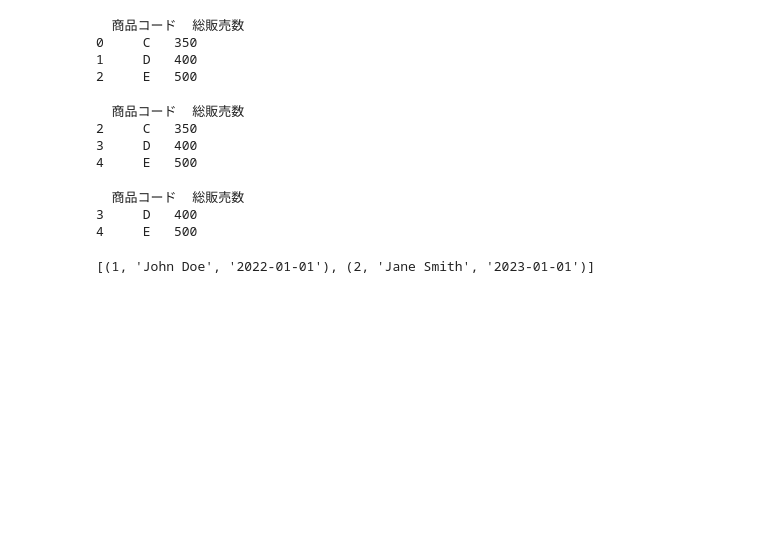
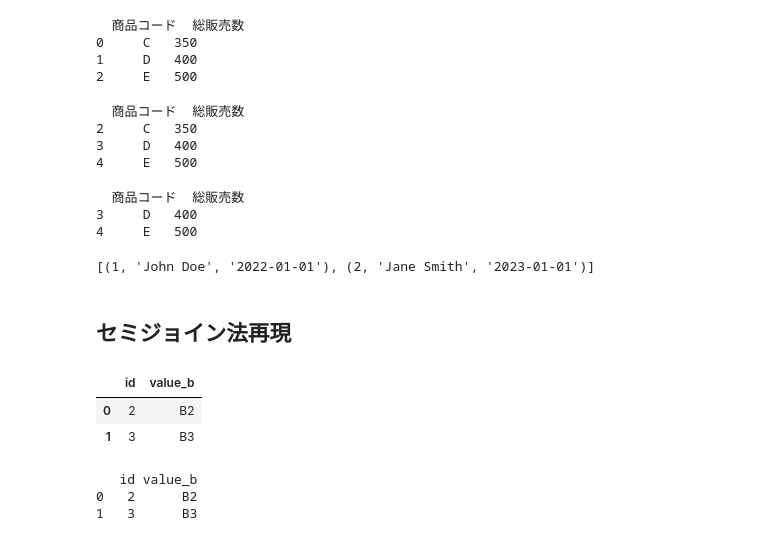
Before and after one commit to phonon-py/DatabaseSpecialistStudy, a Jupyter notebook: main.v3.ipynb, the cells around one changed output. Cells and saved outputs as stored; diff of their text form; code cells hidden in the pictures; blank space fills up the shorter version.

```diff
--- a/main.v3.ipynb
+++ b/main.v3.ipynb
@@ -1725,3 +1725,44 @@ user_data = result.fetchall()
 user_data
 # %% [output]
 [(1, 'John Doe', '2022-01-01'), (2, 'Jane Smith', '2023-01-01')]
+# %% [markdown]
+## セミジョイン法再現
+# %%
+import pandas as pd
+
+
+# 仮のデータを作成
+data_a = {
+    'id': [1, 2, 3],
+    'value_a': ['A1', 'A2', 'A3']
+}
+
+data_b = {
+    'id': [2, 3, 4],
+    'value_b': ['B2', 'B3', 'B4']
+}
+
+# データフレームを作成
+df_a = pd.DataFrame(data_a)
+df_b = pd.DataFrame(data_b)
+
+# 必要な列値を選択
+columns_to_send = df_a[['id']]
+
+# 受け取ったデータを基に一時的な結合
+temp_result = df_b[df_b['id'].isin(columns_to_send['id'])]
+
+temp_result
+# %% [output]
+|  | id | value_b |
+| 0 | 2 | B2 |
+| 1 | 3 | B3 |
+# %%
+# 最終的な結合
+final_result = pd.merge(columns_to_send, temp_result, on='id')
+
+final_result
+# %% [output]
+   id value_b
+0   2      B2
+1   3      B3
```
Also changed, not shown: parts of 2 cells of this notebook.
